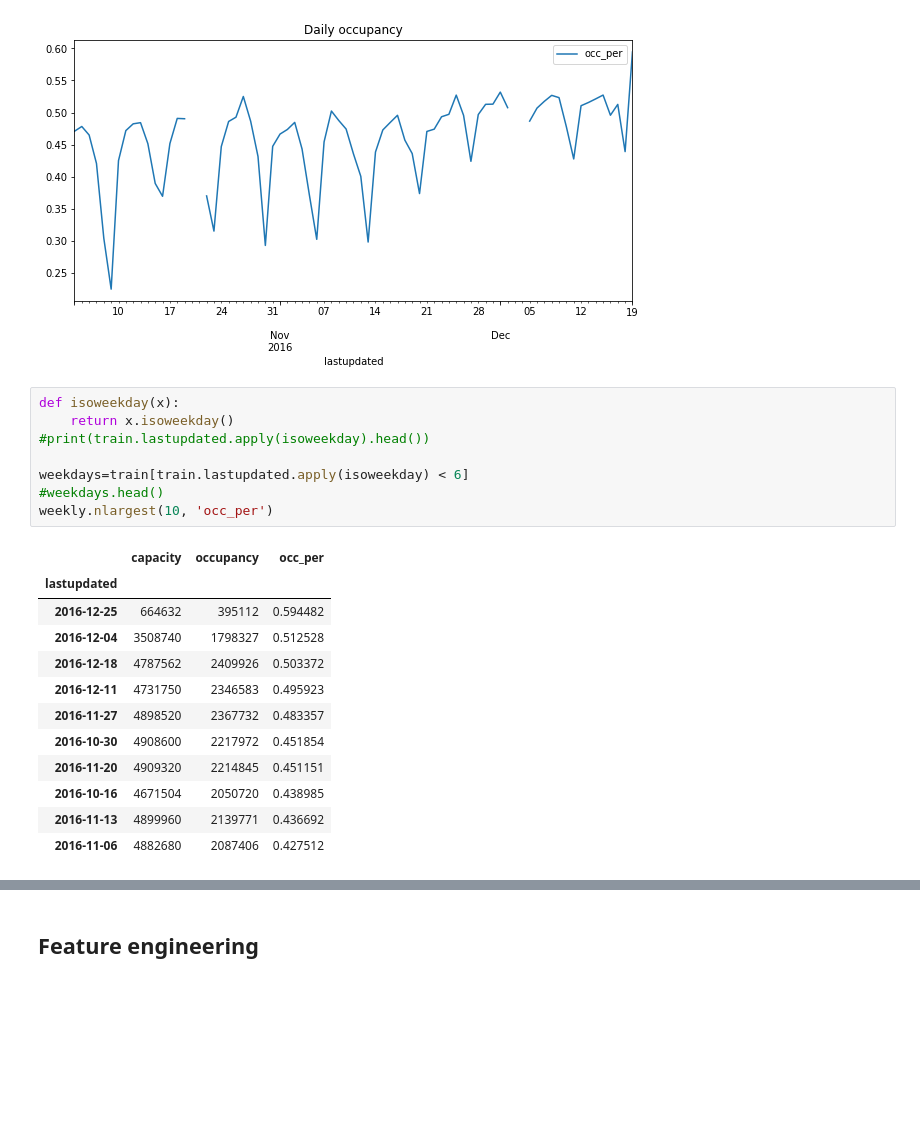
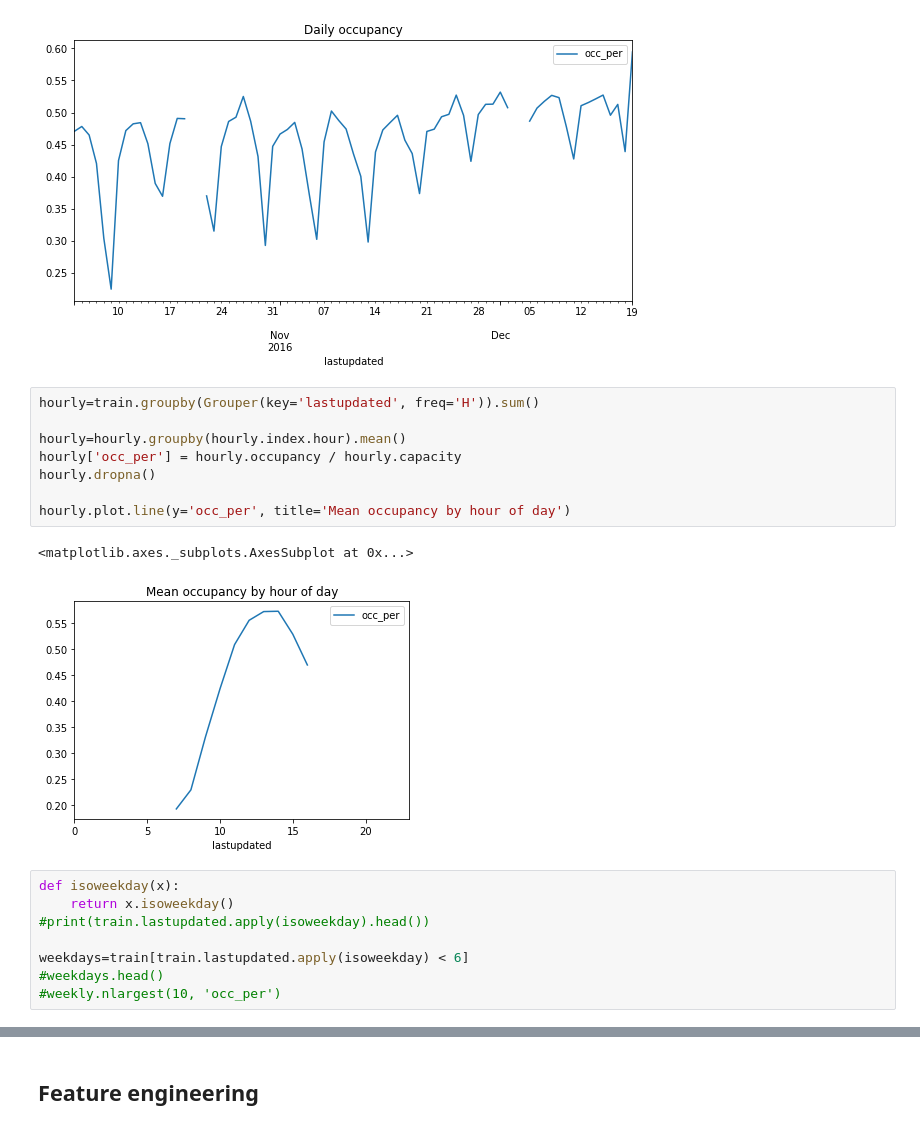
Before and after one commit to shobhitshah/parking-birmingham, a Jupyter notebook: scripts/parking-birmingham.ipynb, the cells around one changed output, grey strips where cells are left out. Drawn from its saved outputs; the diff is of its cells as text; blank space fills up the shorter version.

```diff
--- a/scripts/parking-birmingham.ipynb
+++ b/scripts/parking-birmingham.ipynb
@@ -59,6 +53,17 @@ daily.plot.line(y='occ_per', figsize=(10,4.8), title='Daily occupancy')
 # %% [output]
 <matplotlib.axes._subplots.AxesSubplot at 0x...>
 [figure]
+# %%
+hourly=train.groupby(Grouper(key='lastupdated', freq='H')).sum()
+
+hourly=hourly.groupby(hourly.index.hour).mean()
+hourly['occ_per'] = hourly.occupancy / hourly.capacity
+hourly.dropna()
+
+hourly.plot.line(y='occ_per', title='Mean occupancy by hour of day')
+# %% [output]
+<matplotlib.axes._subplots.AxesSubplot at 0x...>
+[figure, added]
 # %%
 def isoweekday(x):
     return x.isoweekday()
@@ -66,17 +71,4 @@ def isoweekday(x):
 
 weekdays=train[train.lastupdated.apply(isoweekday) < 6]
 #weekdays.head()
-weekly.nlargest(10, 'occ_per')
+#weekly.nlargest(10, 'occ_per')
-# %% [output]
-|  | capacity | occupancy | occ_per |
-| lastupdated |  |  |  |
-| 2016-12-25 | 664632 | 395112 | 0.594482 |
-| 2016-12-04 | 3508740 | 1798327 | 0.512528 |
-| 2016-12-18 | 4787562 | 2409926 | 0.503372 |
-| 2016-12-11 | 4731750 | 2346583 | 0.495923 |
-| 2016-11-27 | 4898520 | 2367732 | 0.483357 |
-| 2016-10-30 | 4908600 | 2217972 | 0.451854 |
-| 2016-11-20 | 4909320 | 2214845 | 0.451151 |
-| 2016-10-16 | 4671504 | 2050720 | 0.438985 |
-| 2016-11-13 | 4899960 | 2139771 | 0.436692 |
-| 2016-11-06 | 4882680 | 2087406 | 0.427512 |
```
Also changed, not shown: parts of 7 cells of this notebook.
